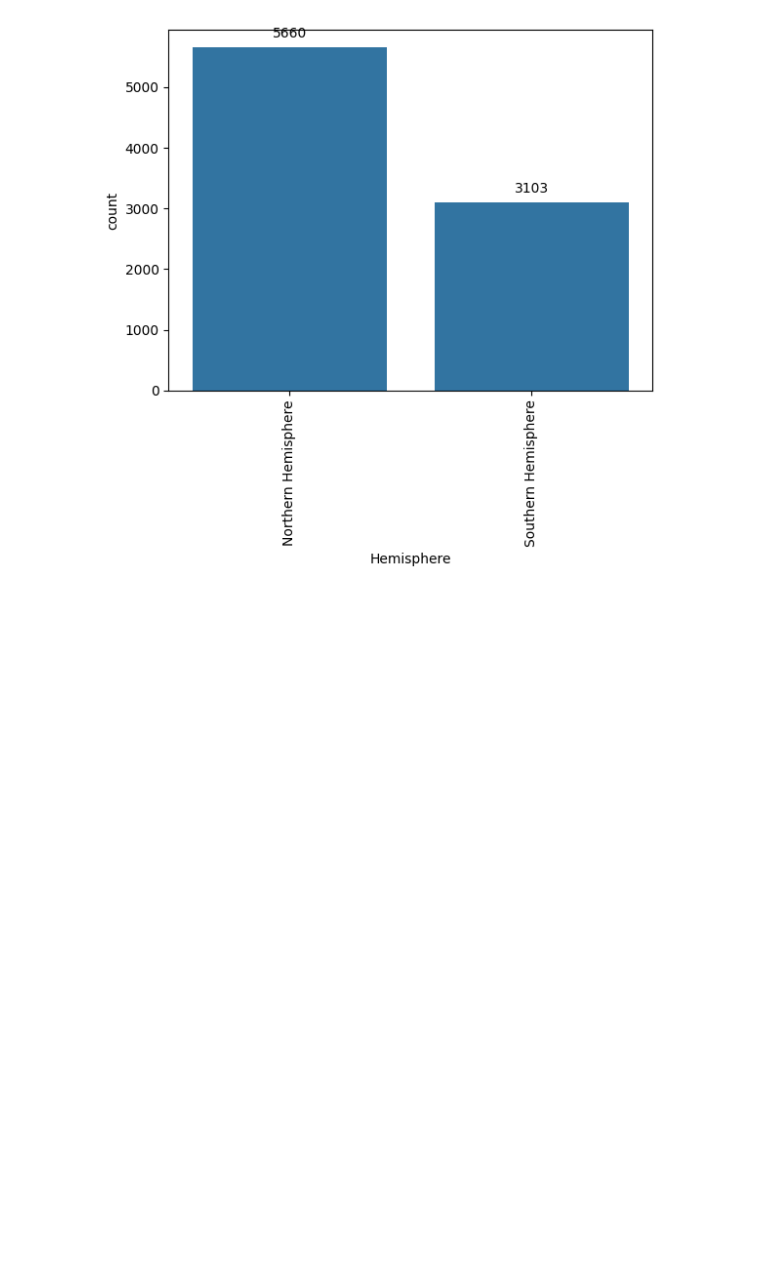
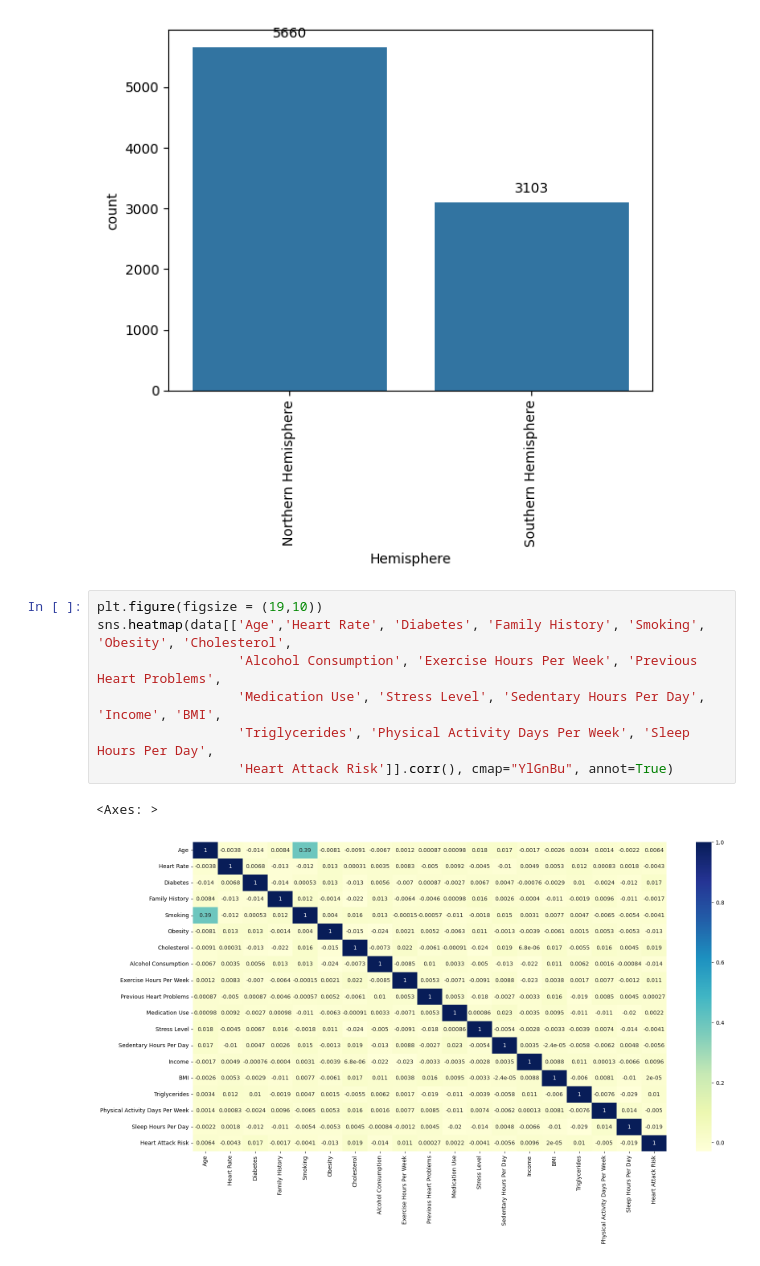
Before and after one commit to tahahamdii/Medical-Chatbot-Llama2, a Jupyter notebook: heart_attacks.ipynb, the cells around one changed output. Saved outputs shown, nothing was run; the diff lists cells and outputs as text; blank space fills up the shorter version.

```diff
--- a/heart_attacks.ipynb
+++ b/heart_attacks.ipynb
@@ -125,3 +125,13 @@ for i in ctg_data.columns:
 [figure]
 [figure]
 [figure]
+# %%
+plt.figure(figsize = (19,10))
+sns.heatmap(data[['Age','Heart Rate', 'Diabetes', 'Family History', 'Smoking', 'Obesity', 'Cholesterol',
+                  'Alcohol Consumption', 'Exercise Hours Per Week', 'Previous Heart Problems',
+                  'Medication Use', 'Stress Level', 'Sedentary Hours Per Day', 'Income', 'BMI',
+                  'Triglycerides', 'Physical Activity Days Per Week', 'Sleep Hours Per Day',
+                  'Heart Attack Risk']].corr(), cmap="YlGnBu", annot=True)
+# %% [output]
+<Axes: >
+[figure, added]
```
